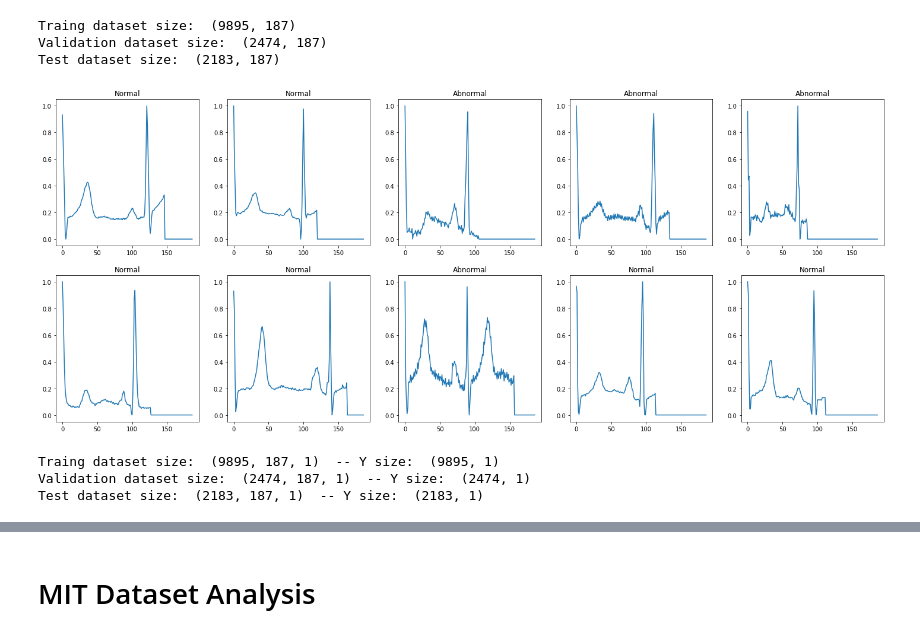
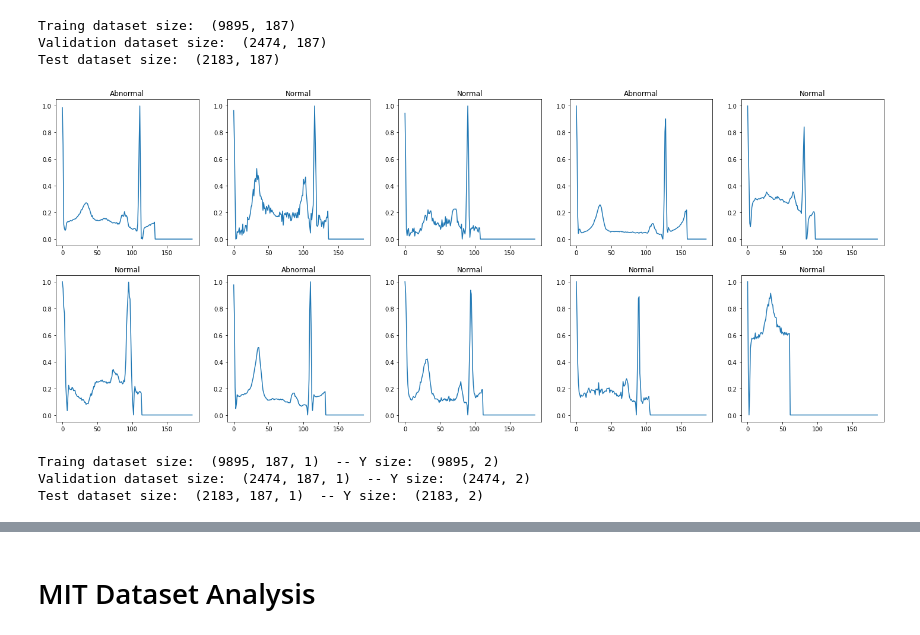
Before and after one commit to basharnaji/ECG-Heartbeat-Data, a Jupyter notebook: ecg-heartbeat-categorization-deep-learning.ipynb, the cells around one changed output, grey strips where cells are left out. Saved outputs shown, nothing was run; the diff lists cells and outputs as text; code cells hidden in the pictures.

Commit message:
Switched conv1d to categorical and its 98% accurate now

```diff
--- a/ecg-heartbeat-categorization-deep-learning.ipynb
+++ b/ecg-heartbeat-categorization-deep-learning.ipynb
@@ -217,29 +218,29 @@ max_length = 15
 x_train_ptb = train_ptb.reshape(len(train_ptb),train_ptb.shape[1],1)
 x_valid_ptb = valid_ptb.reshape(len(valid_ptb),valid_ptb.shape[1],1)
 x_test_ptb = test_ptb.reshape(len(test_ptb),test_ptb.shape[1],1)
-out_train_ptb = out_train_ptb.values.reshape(len(out_train_ptb), 1)
-out_valid_ptb = out_valid_ptb.values.reshape(len(out_valid_ptb), 1)
-out_test_ptb = out_test_ptb.values.reshape(len(out_test_ptb), 1)
+y_train_ptb = to_categorical(out_train_ptb)
+y_valid_ptb = to_categorical(out_valid_ptb)
+y_test_ptb = to_categorical(out_test_ptb)
 # %%
 plt.figure(figsize=(25,10))
 rnd = np.random.randint(0,x_train_ptb.shape[0],size=(10,))
 
 for i in range(np_time.shape[0]):
     ax = plt.subplot(2,5,i+1)
     ax.plot(np_time[i,:], x_train_ptb[rnd[i],:,0])
-    ax.set_title(PTB_Outcome[out_train_ptb[rnd[i],0]])
+    ax.set_title(PTB_Outcome[y_train_ptb[rnd[i],0]])
 
 plt.show()
 # %% [output]
-[figure, old version]
+[figure, new version]
 # %%
-print("Traing dataset size: ", x_train_ptb.shape , " -- Y size: ", out_train_ptb.shape)
-print("Validation dataset size: ", x_valid_ptb.shape , " -- Y size: ", out_valid_ptb.shape)
-print("Test dataset size: ", x_test_ptb.shape , " -- Y size: ", out_test_ptb.shape)
+print("Traing dataset size: ", x_train_ptb.shape , " -- Y size: ", y_train_ptb.shape)
+print("Validation dataset size: ", x_valid_ptb.shape , " -- Y size: ", y_valid_ptb.shape)
+print("Test dataset size: ", x_test_ptb.shape , " -- Y size: ", y_test_ptb.shape)
 # %% [output]
-Traing dataset size:  (9895, 187, 1)  -- Y size:  (9895, 1)
-Validation dataset size:  (2474, 187, 1)  -- Y size:  (2474, 1)
-Test dataset size:  (2183, 187, 1)  -- Y size:  (2183, 1)
+Traing dataset size:  (9895, 187, 1)  -- Y size:  (9895, 2)
+Validation dataset size:  (2474, 187, 1)  -- Y size:  (2474, 2)
+Test dataset size:  (2183, 187, 1)  -- Y size:  (2183, 2)
 # %%
 tf.keras.backend.clear_session()
 
```
Also changed, not shown: parts of 29 cells of this notebook, 1 other file.
